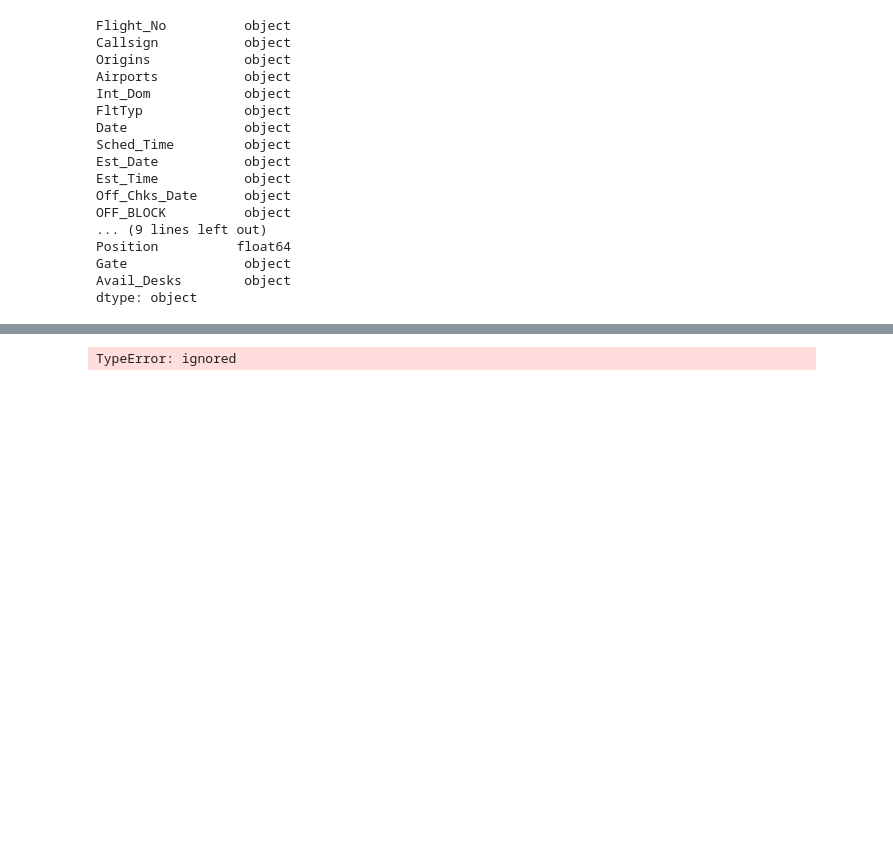
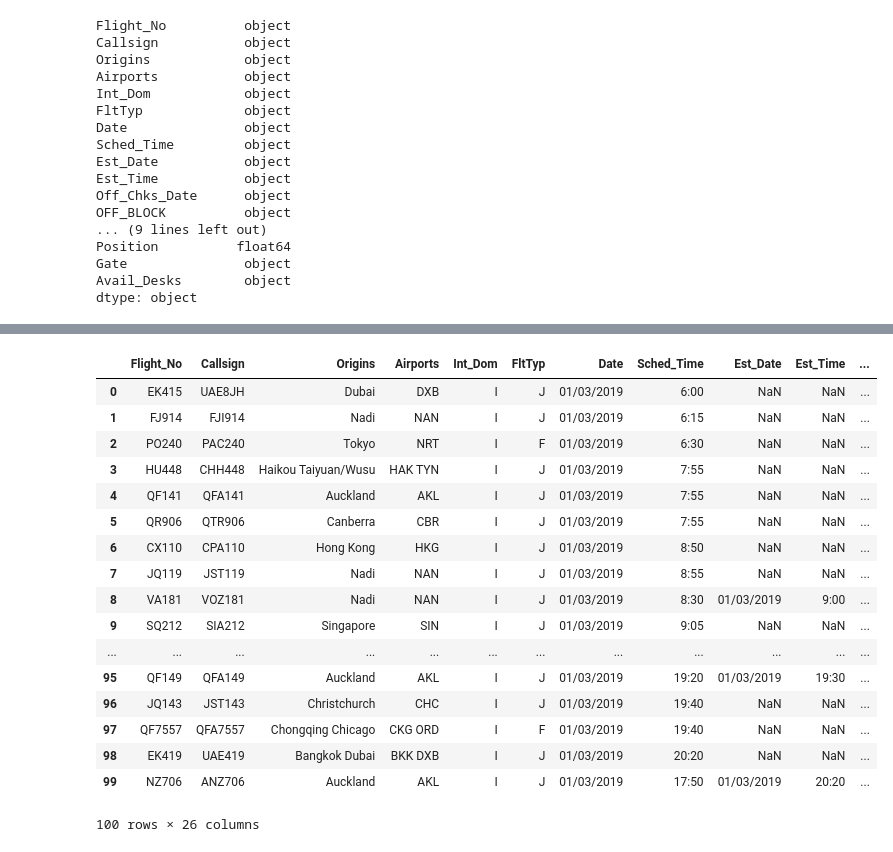
Before and after one commit to Andy-Tsunami/UTS-DataAnalytics-13110642, a Jupyter notebook: Assignment_2.ipynb, the cells around one changed output, grey strips where cells are left out. Saved outputs shown, nothing was run; the diff lists cells and outputs as text; code cells hidden in the pictures; blank space fills up the shorter version.

```diff
--- a/Assignment_2.ipynb
+++ b/Assignment_2.ipynb
@@ -104,7 +131,27 @@ df.head()
-# %%
-Sched = datetime.hour(df['Sched_Time'], '%h %m').hour()
-OffB = datetime.hour(df['OFF_BLOCK'], '%h %m').hour()
-df['otp'] = OffB - Sched
-df.head()
-# %% [output]
-TypeError: ignored
+# %%
+def minute2binary(min):
+  if min > 15: return 0
+  else: return 1
+
+df['On_Time'] = pd.to_timedelta(df['otp']).dt.total_seconds()//60
+df['On_Time'] = df['On_Time'].apply(minute2binary)
+df.head(100)
+# %% [output]
+|  | Flight_No | Callsign | Origins | Airports | Int_Dom | FltTyp | Date | Sched_Time | Est_Date | Est_Time | ... |
+| 0 | EK415 | UAE8JH | Dubai | DXB | I | J | 01/03/2019 | 6:00 | NaN | NaN | ... |
+| 1 | FJ914 | FJI914 | Nadi | NAN | I | J | 01/03/2019 | 6:15 | NaN | NaN | ... |
+| 2 | PO240 | PAC240 | Tokyo | NRT | I | F | 01/03/2019 | 6:30 | NaN | NaN | ... |
+| 3 | HU448 | CHH448 | Haikou Taiyuan/Wusu | HAK TYN | I | J | 01/03/2019 | 7:55 | NaN | NaN | ... |
+| 4 | QF141 | QFA141 | Auckland | AKL | I | J | 01/03/2019 | 7:55 | NaN | NaN | ... |
+| 5 | QR906 | QTR906 | Canberra | CBR | I | J | 01/03/2019 | 7:55 | NaN | NaN | ... |
+| 6 | CX110 | CPA110 | Hong Kong | HKG | I | J | 01/03/2019 | 8:50 | NaN | NaN | ... |
+| 7 | JQ119 | JST119 | Nadi | NAN | I | J | 01/03/2019 | 8:55 | NaN | NaN | ... |
+| 8 | VA181 | VOZ181 | Nadi | NAN | I | J | 01/03/2019 | 8:30 | 01/03/2019 | 9:00 | ... |
+| 9 | SQ212 | SIA212 | Singapore | SIN | I | J | 01/03/2019 | 9:05 | NaN | NaN | ... |
+| ... | ... | ... | ... | ... | ... | ... | ... | ... | ... | ... | ... |
+| 95 | QF149 | QFA149 | Auckland | AKL | I | J | 01/03/2019 | 19:20 | 01/03/2019 | 19:30 | ... |
+| 96 | JQ143 | JST143 | Christchurch | CHC | I | J | 01/03/2019 | 19:40 | NaN | NaN | ... |
+| 97 | QF7557 | QFA7557 | Chongqing Chicago | CKG ORD | I | F | 01/03/2019 | 19:40 | NaN | NaN | ... |
+| 98 | EK419 | UAE419 | Bangkok Dubai | BKK DXB | I | J | 01/03/2019 | 20:20 | NaN | NaN | ... |
+| 99 | NZ706 | ANZ706 | Auckland | AKL | I | J | 01/03/2019 | 17:50 | 01/03/2019 | 20:20 | ... |
+100 rows × 26 columns
```
Also changed, not shown: parts of 24 cells of this notebook.
